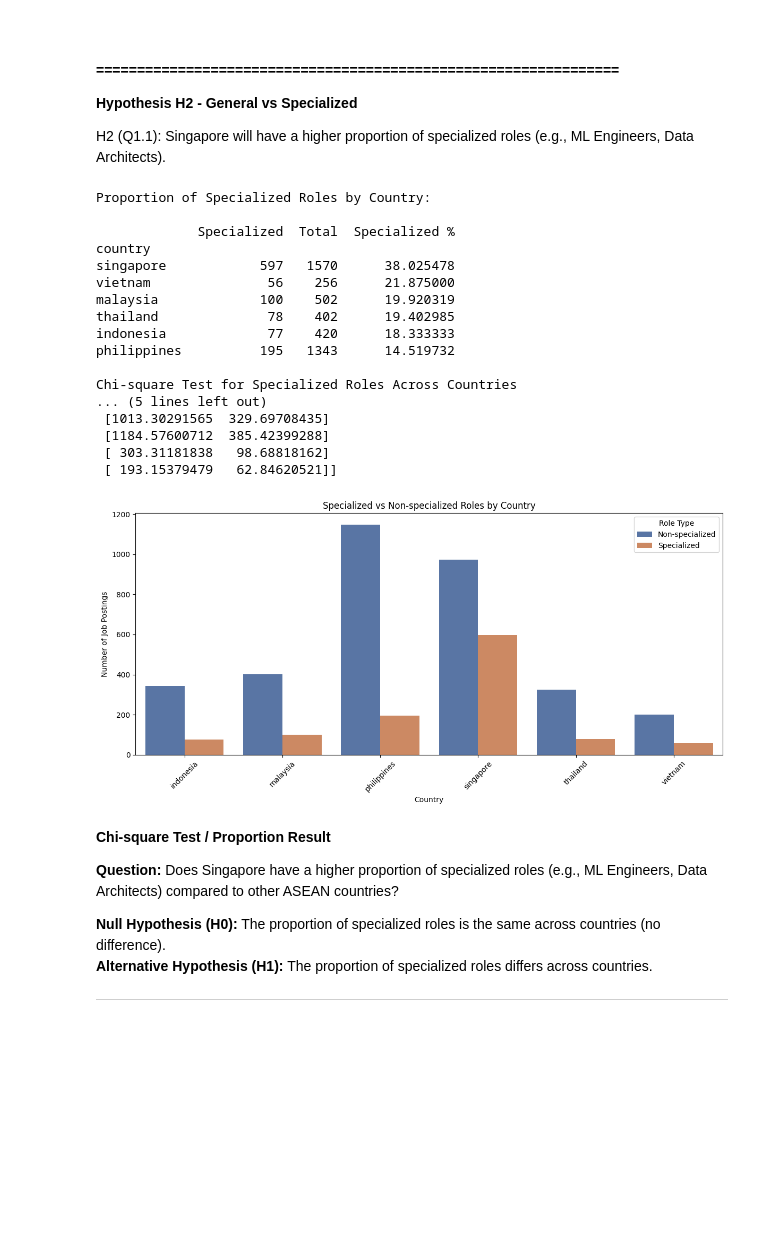
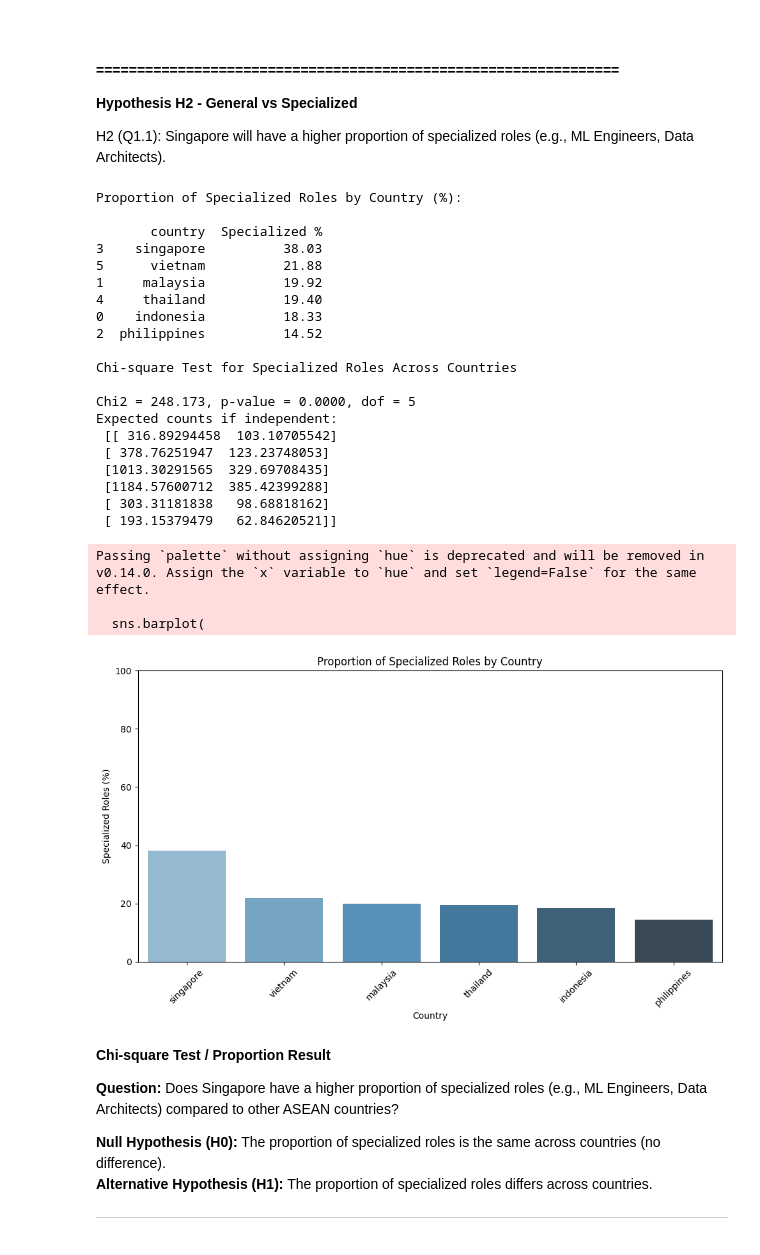
Before and after one commit to KMarttt/jobstreet-scrapper, a Jupyter notebook: data_title_analyzation/q1_analyzation.ipynb, the cells around one changed output. Drawn from its saved outputs; the diff is of its cells as text; code cells hidden in the pictures; blank space fills up the shorter version.

Commit message:
modified visualization q1

```diff
--- a/data_title_analyzation/q1_analyzation.ipynb
+++ b/data_title_analyzation/q1_analyzation.ipynb
@@ -358,66 +361,74 @@ specialized_roles = [
 df["is_specialized"] = df["normalized_title"].isin(specialized_roles)
 df["role_type"] = df["is_specialized"].map({True: "Specialized", False: "Non-specialized"})
 
+# ---------------------------
+# Calculate proportion of specialized roles per country (in %)
+# ---------------------------
+proportion_df = (
+    df.groupby("country")["is_specialized"]
+      .mean()
+      .reset_index(name="Specialized %")
+)
 
-# --- Proportions ---
-specialized_counts = df.groupby(["country", "is_specialized"]).size().reset_index(name="count")
-specialized_pivot = specialized_counts.pivot(index="country", columns="is_specialized", values="count").fillna(0)
-specialized_pivot.columns = ["Non-specialized", "Specialized"]
-specialized_pivot["Total"] = specialized_pivot["Non-specialized"] + specialized_pivot["Specialized"]
-specialized_pivot["Specialized %"] = specialized_pivot["Specialized"] / specialized_pivot["Total"] * 100
+proportion_df["Specialized %"] = proportion_df["Specialized %"] * 100
 
-print("\nProportion of Specialized Roles by Country:\n")
-print(specialized_pivot[["Specialized", "Total", "Specialized %"]].sort_values("Specialized %", ascending=False))
+print("\nProportion of Specialized Roles by Country (%):\n")
+print(proportion_df.sort_values("Specialized %", ascending=False).round(2))
 
 # ---------------------------
-# Contingency table for Chi-square
+# Chi-square test for independence
 # ---------------------------
 specialized_counts = df.groupby(["country", "role_type"]).size().reset_index(name="count")
 specialized_pivot = specialized_counts.pivot(index="country", columns="role_type", values="count").fillna(0)
 
-# Chi-square test
 chi2, p, dof, expected = chi2_contingency(specialized_pivot)
+
 print("\nChi-square Test for Specialized Roles Across Countries\n")
 print(f"Chi2 = {chi2:.3f}, p-value = {p:.4f}, dof = {dof}")
 print("Expected counts if independent:\n", expected)
 
 # ---------------------------
-# Visualization: Grouped bar chart
+# Visualization: Proportion plot (percent)
 # ---------------------------
-plt.figure(figsize=(12,6))
+plt.figure(figsize=(10,6))
 sns.barplot(
-    data=specialized_counts,
+    data=proportion_df.sort_values("Specialized %", ascending=False),
     x="country",
-    y="count",
-    hue="role_type",
-    palette=["#4c72b0", "#dd8452"]
+    y="Specialized %",
+    palette="Blues_d"
 )
-plt.title("Specialized vs Non-specialized Roles by Country")
+plt.title("Proportion of Specialized Roles by Country")
 plt.xlabel("Country")
-plt.ylabel("Number of Job Postings")
+plt.ylabel("Specialized Roles (%)")
+plt.ylim(0, 100)
 plt.xticks(rotation=45)
-plt.legend(title="Role Type")
 plt.tight_layout()
 plt.show()
 # %% [output]
-Proportion of Specialized Roles by Country:
+Proportion of Specialized Roles by Country (%):
 
-             Specialized  Total  Specialized %
-country
-singapore            597   1570      38.025478
-vietnam               56    256      21.875000
-malaysia             100    502      19.920319
-thailand              78    402      19.402985
-indonesia             77    420      18.333333
-philippines          195   1343      14.519732
+       country  Specialized %
+3    singapore          38.03
+5      vietnam          21.88
+1     malaysia          19.92
+4     thailand          19.40
+0    indonesia          18.33
+2  philippines          14.52
 
 Chi-square Test for Specialized Roles Across Countries
-... (5 lines left out)
+
+Chi2 = 248.173, p-value = 0.0000, dof = 5
+Expected counts if independent:
+ [[ 316.89294458  103.10705542]
+ [ 378.76251947  123.23748053]
  [1013.30291565  329.69708435]
  [1184.57600712  385.42399288]
  [ 303.31181838   98.68818162]
  [ 193.15379479   62.84620521]]
+Passing `palette` without assigning `hue` is deprecated and will be removed in v0.14.0. Assign the `x` variable to `hue` and set `legend=False` for the same effect.
+
+  sns.barplot(
-[figure, old version]
+[figure, new version]
 # %% [markdown]
 **Chi-square Test / Proportion Result**
 
```
Also changed, not shown: parts of 2 cells of this notebook.
